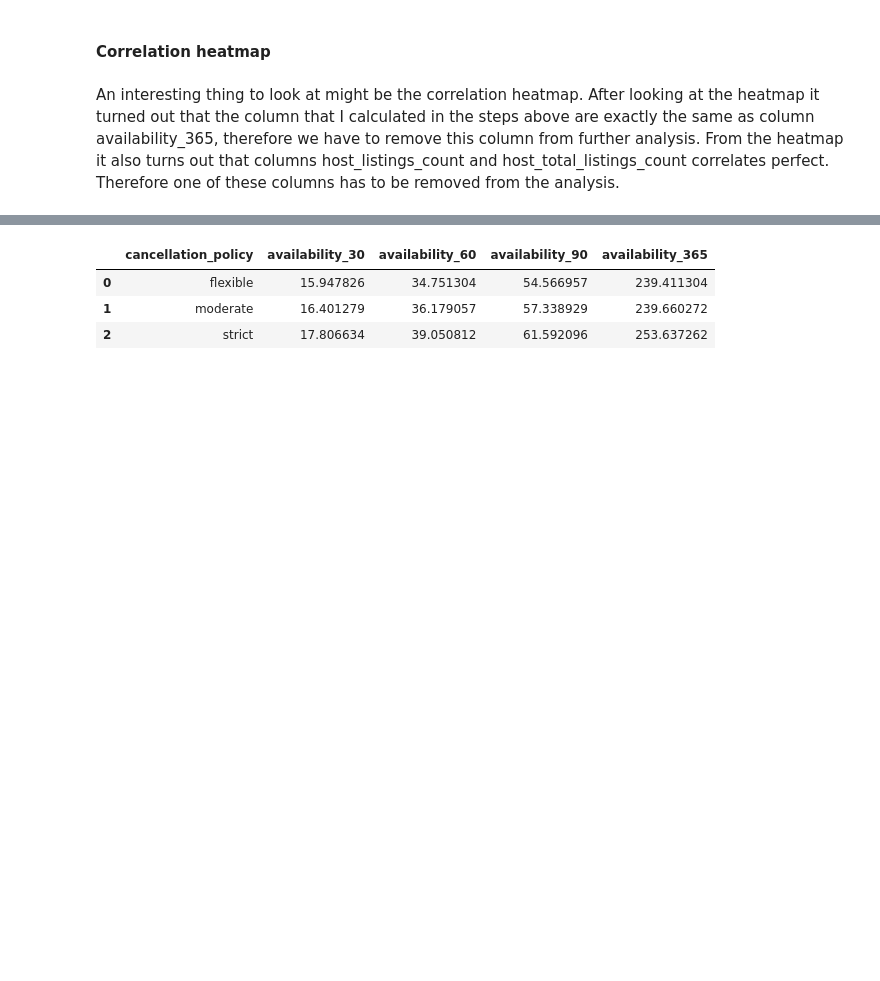
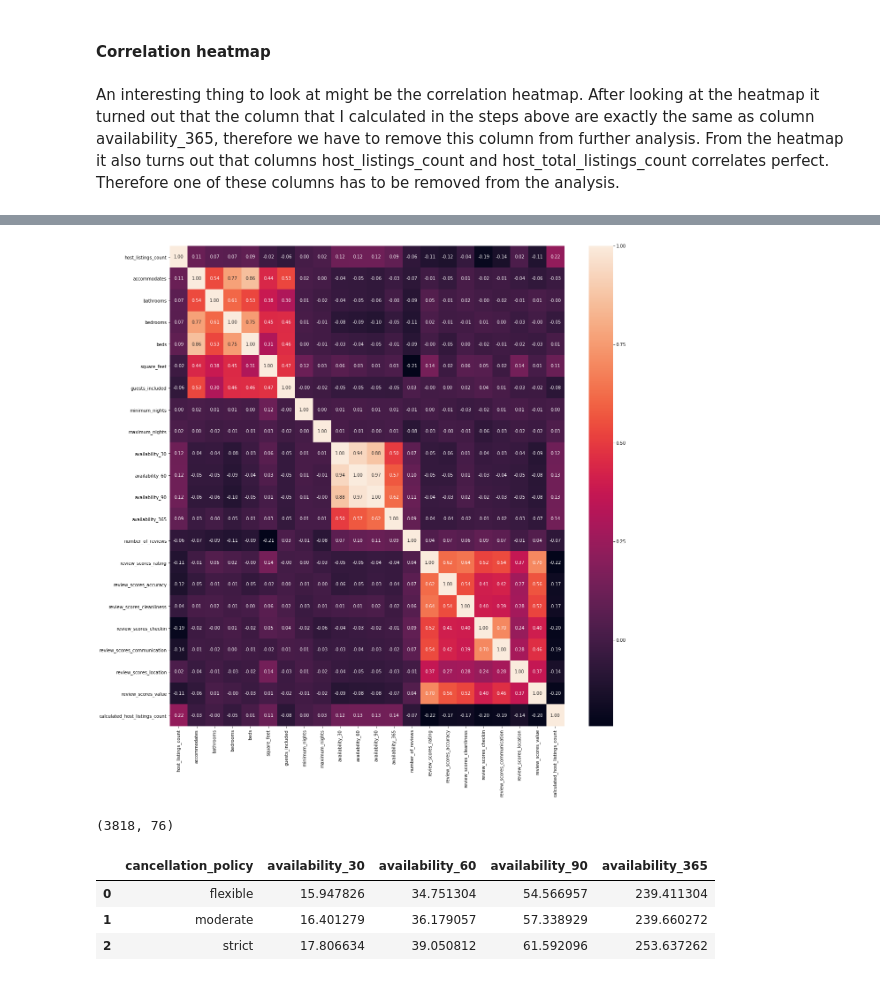
Before and after one commit to FrankTub/Airbnb-bookings, a Jupyter notebook: seattle_airbnb.ipynb, the cells around one changed output, grey strips where cells are left out. Cells and saved outputs as stored; diff of their text form; code cells hidden in the pictures; blank space fills up the shorter version.

```diff
--- a/seattle_airbnb.ipynb
+++ b/seattle_airbnb.ipynb
@@ -144,3 +176,13 @@ sns.heatmap(data.corr(), ax=ax, annot=True, fmt=".2f");
+# %%
+# Create the heatmap again.
+fig, ax = plt.subplots(figsize=(20, 20))
+sns.heatmap(data.corr(), ax=ax, annot=True, fmt=".2f");
+# %% [output]
+[figure, added]
+# %%
+data.shape
+# %% [output]
+(3818, 76)
 # %%
 sf = data.isnull().mean()
 missing_data = pd.DataFrame({'column':sf.index, 'percentage':sf.values})
```
Also changed, not shown: parts of 9 cells of this notebook.
